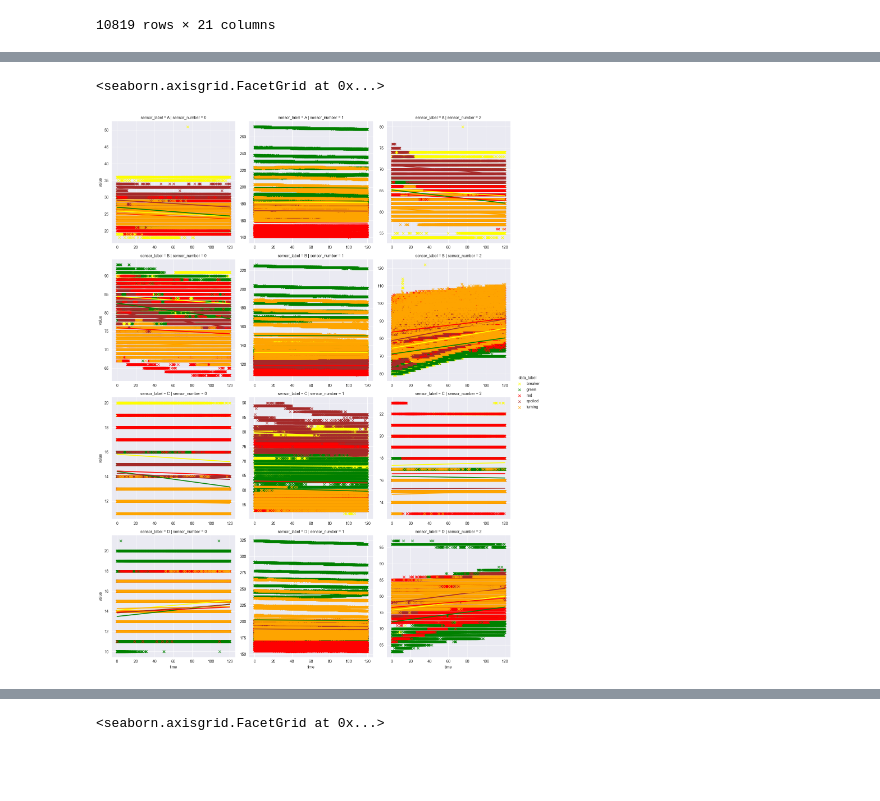
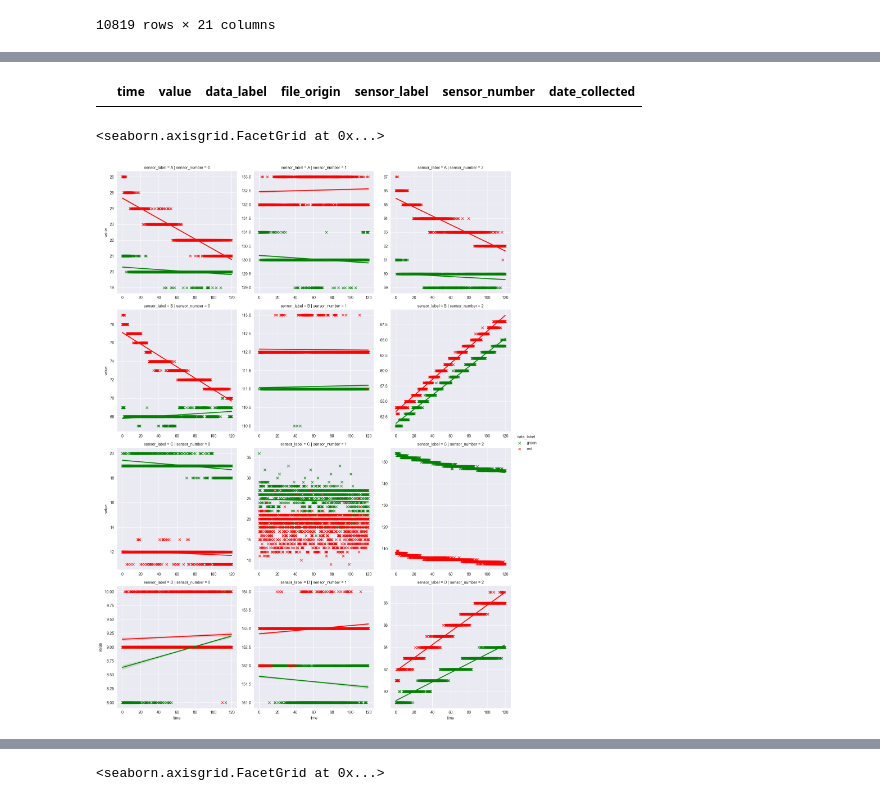
Before and after one commit to json-commits/TOM-MQ-Sensor-Data-Collection, a Jupyter notebook: graphing_data.ipynb, the cells around one changed output, grey strips where cells are left out. Cells and saved outputs as stored; diff of their text form; code cells hidden in the pictures; blank space fills up the shorter version.

```diff
--- a/graphing_data.ipynb
+++ b/graphing_data.ipynb
@@ -466,7 +466,7 @@ import os
 import pandas as pd
 
 master_df = pd.DataFrame()
-files_path = 'master_xlsx'
+files_path = '12-12-2023/xlsx'
 files_list = os.listdir(files_path)
 for i in range(len(files_list)):
     print(f"reading {files_list[i]}...", end=" ")
@@ -627,13 +582,19 @@ Name: value, dtype: float64
+# %%
+# prints rows are floats
+m_df[m_df.time.apply(lambda x: not isinstance(x, float))]
+# %% [output]
+|  | time | value | data_label | file_origin | sensor_label | sensor_number | date_collected |
 # %%
 import seaborn as sns
 from matplotlib import pyplot as plt
 
 filter_df = m_df[m_df.time < 120.00]
-filter_df = filter_df[filter_df.data_label.str.contains('red|spoiled|turning|breaker|green')]
+# filter_df = filter_df[filter_df.data_label.str.contains('red|spoiled|turning|breaker|green')]
+filter_df = filter_df[filter_df.data_label.str.contains('red|green')]
 
 colors = {'breaker': 'yellow', 'green': 'green', 'red': 'red', 'turning': 'orange', 'spoiled': 'brown'}
 sns.lmplot(data=filter_df, x='time', y='value', hue='data_label', col='sensor_number', palette=colors,
            row='sensor_label', legend='full', markers='x', facet_kws=dict(sharex=False, sharey=False))
 # %% [output]
 <seaborn.axisgrid.FacetGrid at 0x...>
-[figure, old version]
+[figure, new version]
```
Also changed, not shown: parts of 9 cells of this notebook, 26 other files.
